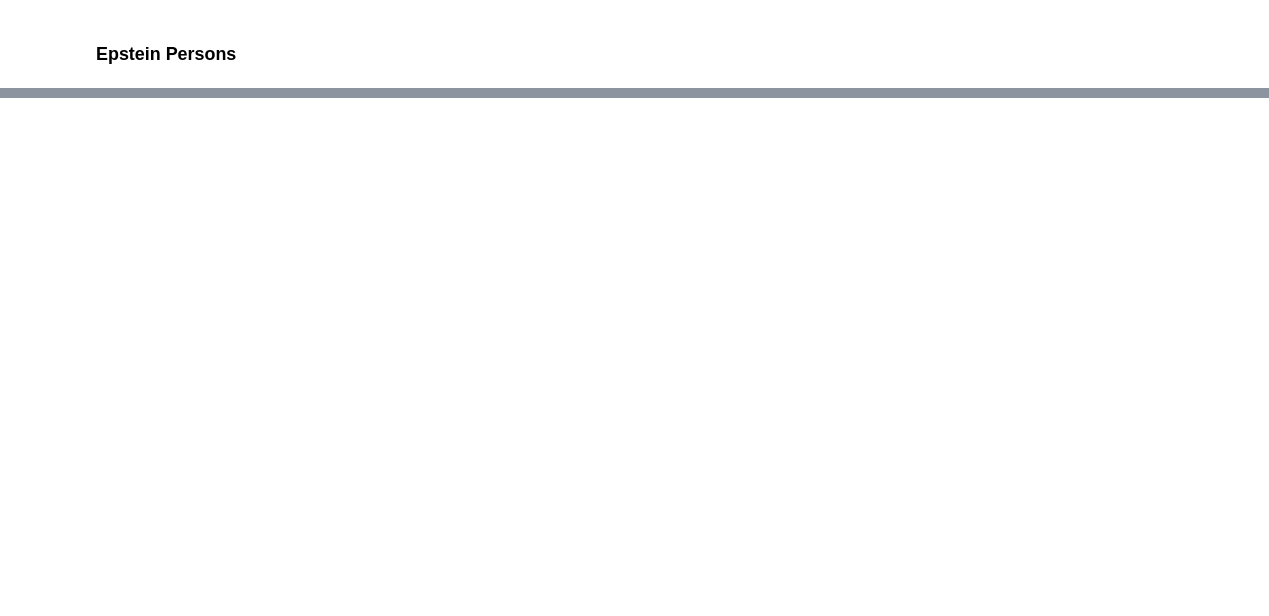
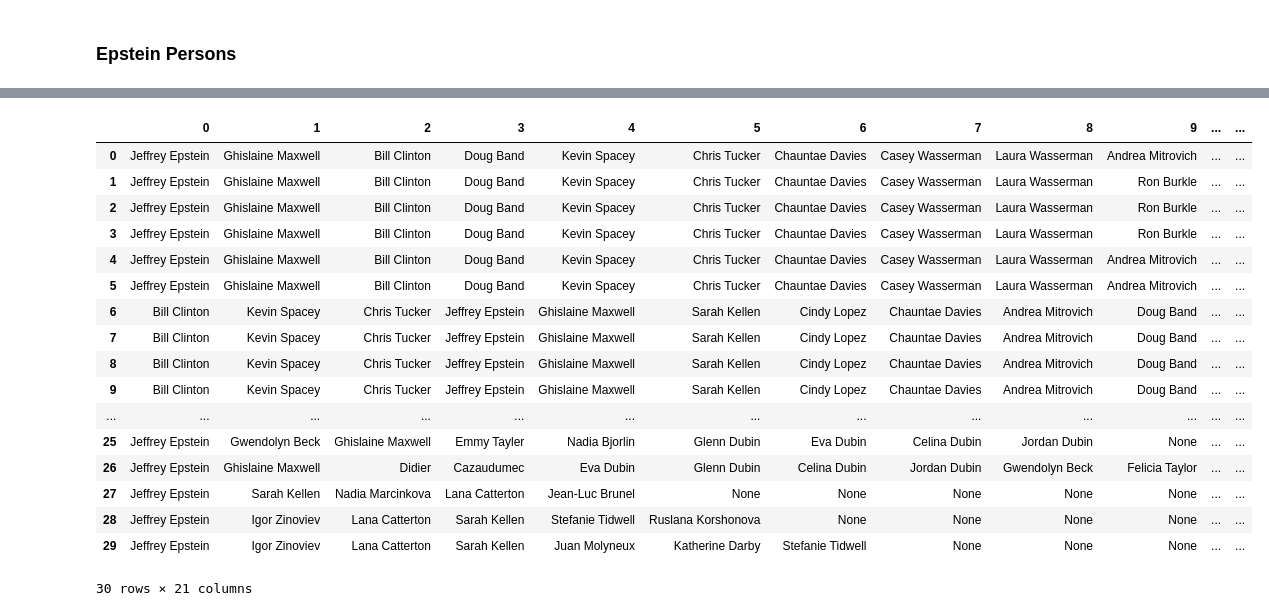
Before and after one commit to BAnaMariaB/Network-Analysis-Epstein, a Jupyter notebook: exploration.ipynb, the cells around one changed output, grey strips where cells are left out. Cells and saved outputs as stored; diff of their text form; code cells hidden in the pictures; blank space fills up the shorter version.

```diff
--- a/exploration.ipynb
+++ b/exploration.ipynb
@@ -298,0 +360,21 @@ Name: proportion, dtype: float64
+# %%
+df_passangers.head(30)
+# %% [output]
+|  | 0 | 1 | 2 | 3 | 4 | 5 | 6 | 7 | 8 | 9 | ... | ... |
+| 0 | Jeffrey Epstein | Ghislaine Maxwell | Bill Clinton | Doug Band | Kevin Spacey | Chris Tucker | Chauntae Davies | Casey Wasserman | Laura Wasserman | Andrea Mitrovich | ... | ... |
+| 1 | Jeffrey Epstein | Ghislaine Maxwell | Bill Clinton | Doug Band | Kevin Spacey | Chris Tucker | Chauntae Davies | Casey Wasserman | Laura Wasserman | Ron Burkle | ... | ... |
+| 2 | Jeffrey Epstein | Ghislaine Maxwell | Bill Clinton | Doug Band | Kevin Spacey | Chris Tucker | Chauntae Davies | Casey Wasserman | Laura Wasserman | Ron Burkle | ... | ... |
+| 3 | Jeffrey Epstein | Ghislaine Maxwell | Bill Clinton | Doug Band | Kevin Spacey | Chris Tucker | Chauntae Davies | Casey Wasserman | Laura Wasserman | Ron Burkle | ... | ... |
+| 4 | Jeffrey Epstein | Ghislaine Maxwell | Bill Clinton | Doug Band | Kevin Spacey | Chris Tucker | Chauntae Davies | Casey Wasserman | Laura Wasserman | Andrea Mitrovich | ... | ... |
+| 5 | Jeffrey Epstein | Ghislaine Maxwell | Bill Clinton | Doug Band | Kevin Spacey | Chris Tucker | Chauntae Davies | Casey Wasserman | Laura Wasserman | Andrea Mitrovich | ... | ... |
+| 6 | Bill Clinton | Kevin Spacey | Chris Tucker | Jeffrey Epstein | Ghislaine Maxwell | Sarah Kellen | Cindy Lopez | Chauntae Davies | Andrea Mitrovich | Doug Band | ... | ... |
+| 7 | Bill Clinton | Kevin Spacey | Chris Tucker | Jeffrey Epstein | Ghislaine Maxwell | Sarah Kellen | Cindy Lopez | Chauntae Davies | Andrea Mitrovich | Doug Band | ... | ... |
+| 8 | Bill Clinton | Kevin Spacey | Chris Tucker | Jeffrey Epstein | Ghislaine Maxwell | Sarah Kellen | Cindy Lopez | Chauntae Davies | Andrea Mitrovich | Doug Band | ... | ... |
+| 9 | Bill Clinton | Kevin Spacey | Chris Tucker | Jeffrey Epstein | Ghislaine Maxwell | Sarah Kellen | Cindy Lopez | Chauntae Davies | Andrea Mitrovich | Doug Band | ... | ... |
+| ... | ... | ... | ... | ... | ... | ... | ... | ... | ... | ... | ... | ... |
+| 25 | Jeffrey Epstein | Gwendolyn Beck | Ghislaine Maxwell | Emmy Tayler | Nadia Bjorlin | Glenn Dubin | Eva Dubin | Celina Dubin | Jordan Dubin | None | ... | ... |
+| 26 | Jeffrey Epstein | Ghislaine Maxwell | Didier | Cazaudumec | Eva Dubin | Glenn Dubin | Celina Dubin | Jordan Dubin | Gwendolyn Beck | Felicia Taylor | ... | ... |
+| 27 | Jeffrey Epstein | Sarah Kellen | Nadia Marcinkova | Lana Catterton | Jean-Luc Brunel | None | None | None | None | None | ... | ... |
+| 28 | Jeffrey Epstein | Igor Zinoviev | Lana Catterton | Sarah Kellen | Stefanie Tidwell | Ruslana Korshonova | None | None | None | None | ... | ... |
+| 29 | Jeffrey Epstein | Igor Zinoviev | Lana Catterton | Sarah Kellen | Juan Molyneux | Katherine Darby | Stefanie Tidwell | None | None | None | ... | ... |
+30 rows × 21 columns
```
Also changed, not shown: parts of 28 cells of this notebook, 1 other file.
